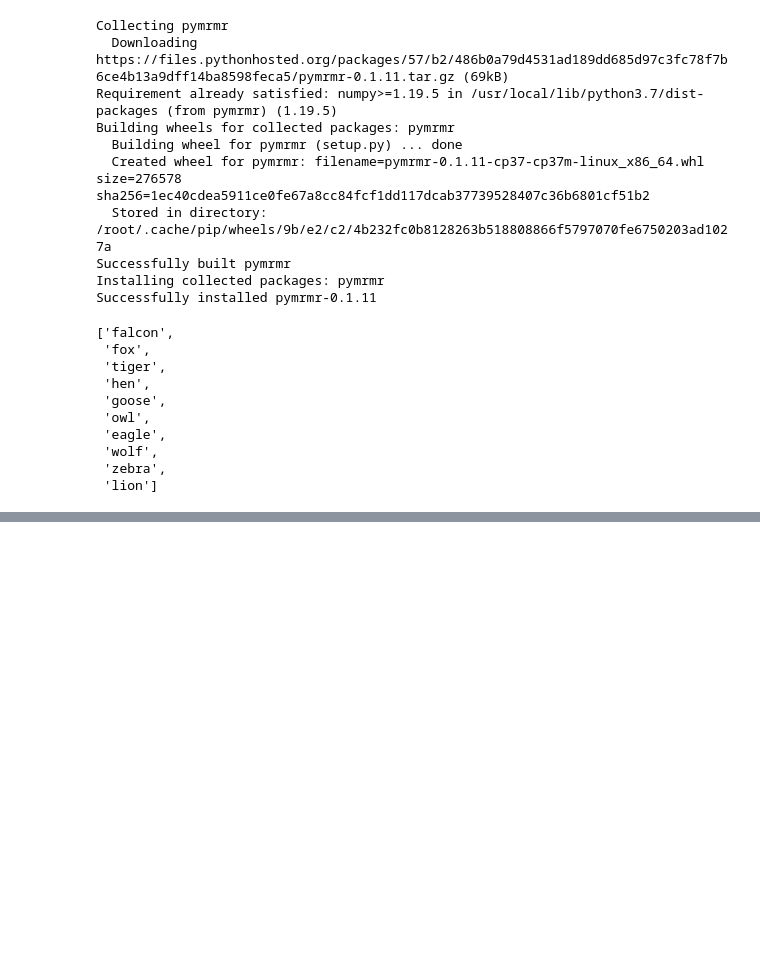
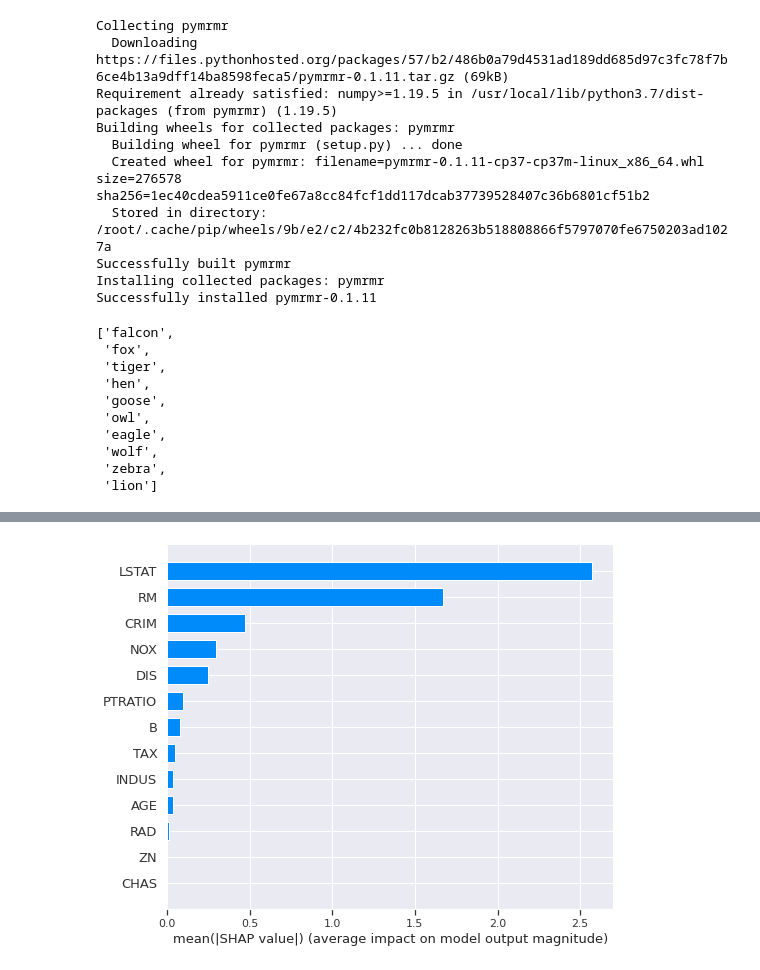
Before and after one commit to jumbokh/ML-Class, a Jupyter notebook: notebooks/PCA_ex.ipynb, the cells around one changed output, grey strips where cells are left out. Drawn from its saved outputs; the diff is of its cells as text; code cells hidden in the pictures; blank space fills up the shorter version.

```diff
--- a/notebooks/PCA_ex.ipynb
+++ b/notebooks/PCA_ex.ipynb
@@ -183,0 +287,14 @@ pymrmr.mRMR(data, 'MIQ', 10)
+# %%
+import xgboost
+import shap
+# load JS visualization code to notebook
+shap.initjs()
+# train XGBoost model
+X,y = shap.datasets.boston()
+model = xgboost.train({"learning_rate": 0.01}, xgboost.DMatrix(X, label=y), 100)
+# explain the model's predictions using SHAP values
+# (same syntax works for LightGBM, CatBoost, and scikit-learn models)
+explainer = shap.TreeExplainer(model)
+shap_values = explainer.shap_values(X)
+shap.summary_plot(shap_values, X, plot_type="bar")
+# %% [output]
@@ -183,0 +302 @@ pymrmr.mRMR(data, 'MIQ', 10)
+[figure, added]
```
Also changed, not shown: parts of 9 cells of this notebook.
